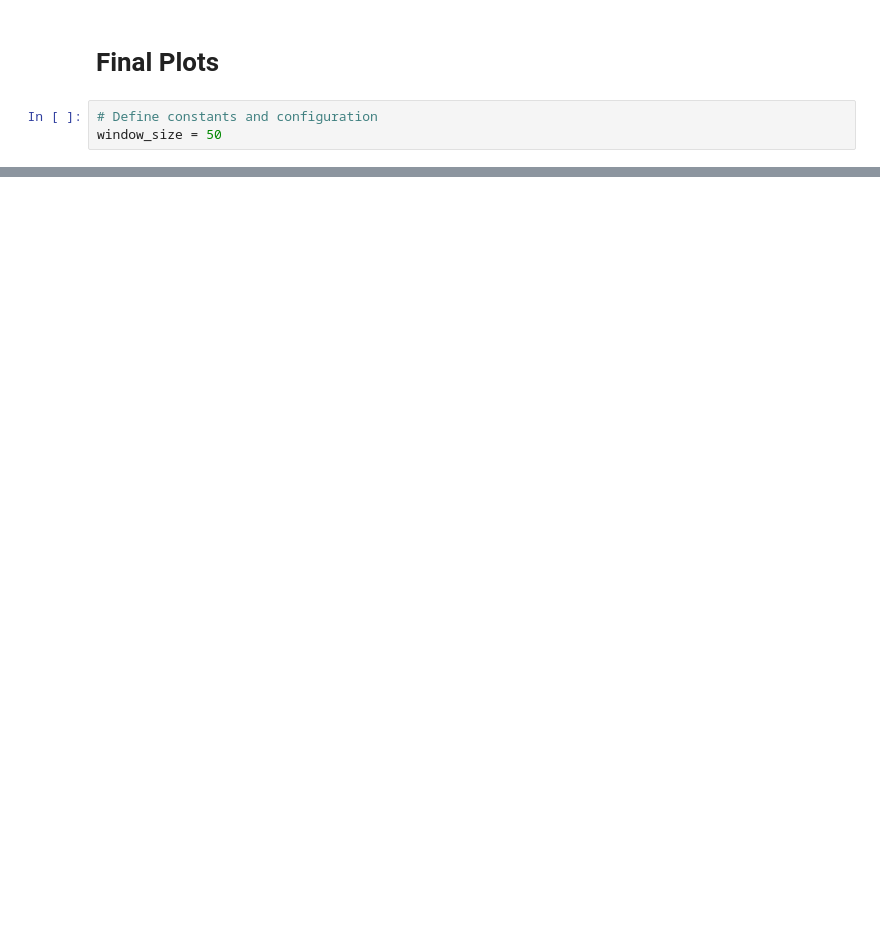
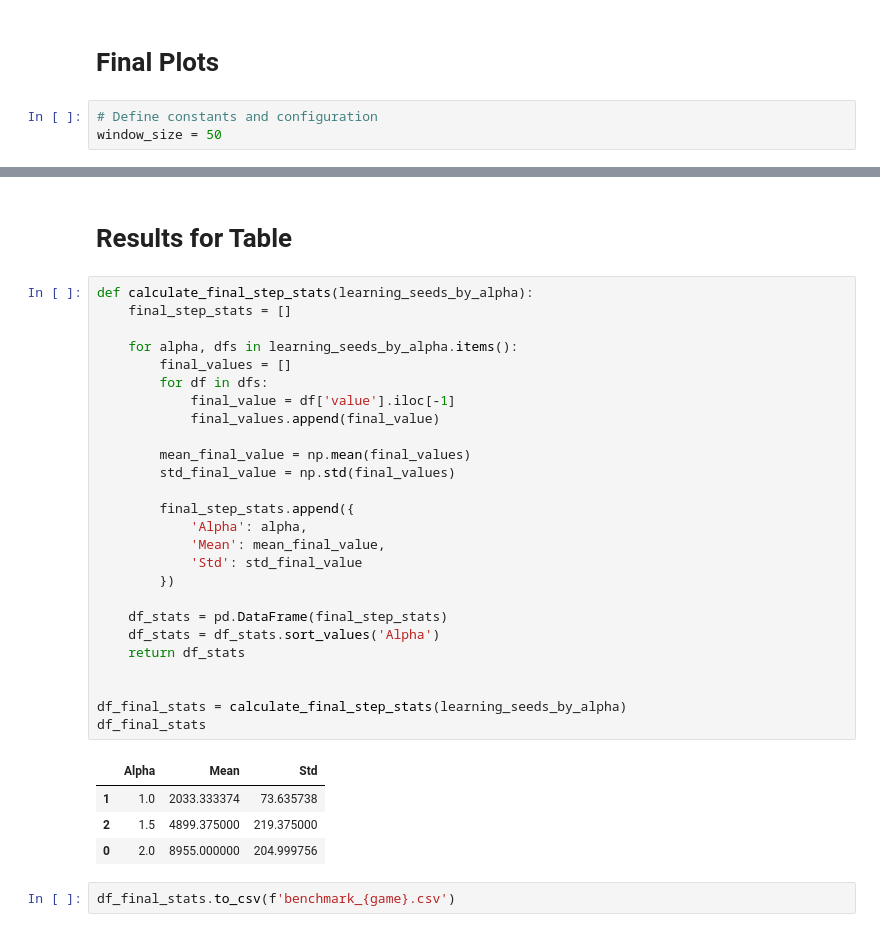
Before and after one commit to AthomsG/TAC_Thesis, a Jupyter notebook: generate_plots/Rewards & Sparsity Plots.ipynb, the cells around one changed output, grey strips where cells are left out. Saved outputs shown, nothing was run; the diff lists cells and outputs as text; blank space fills up the shorter version.

Commit message:
Added benchmark results

```diff
--- a/generate_plots/Rewards & Sparsity Plots.ipynb
+++ b/generate_plots/Rewards & Sparsity Plots.ipynb
@@ -330,0 +335,35 @@ plot_metric(data_by_alpha, scalar, f'{env}_{scalar.lower()}', window_size, scali
+# %% [markdown]
+# Results for Table
+# %%
+def calculate_final_step_stats(learning_seeds_by_alpha):
+    final_step_stats = []
+
+    for alpha, dfs in learning_seeds_by_alpha.items():
+        final_values = []
+        for df in dfs:
+            final_value = df['value'].iloc[-1]
+            final_values.append(final_value)
+
+        mean_final_value = np.mean(final_values)
+        std_final_value = np.std(final_values)
+
+        final_step_stats.append({
+            'Alpha': alpha,
+            'Mean': mean_final_value,
+            'Std': std_final_value
+        })
+
+    df_stats = pd.DataFrame(final_step_stats)
+    df_stats = df_stats.sort_values('Alpha')
+    return df_stats
+
+
+df_final_stats = calculate_final_step_stats(learning_seeds_by_alpha)
+df_final_stats
+# %% [output]
+|  | Alpha | Mean | Std |
+| 1 | 1.0 | 2033.333374 | 73.635738 |
+| 2 | 1.5 | 4899.375000 | 219.375000 |
+| 0 | 2.0 | 8955.000000 | 204.999756 |
+# %%
+df_final_stats.to_csv(f'benchmark_{game}.csv')
```
Also changed, not shown: parts of 6 cells of this notebook.
